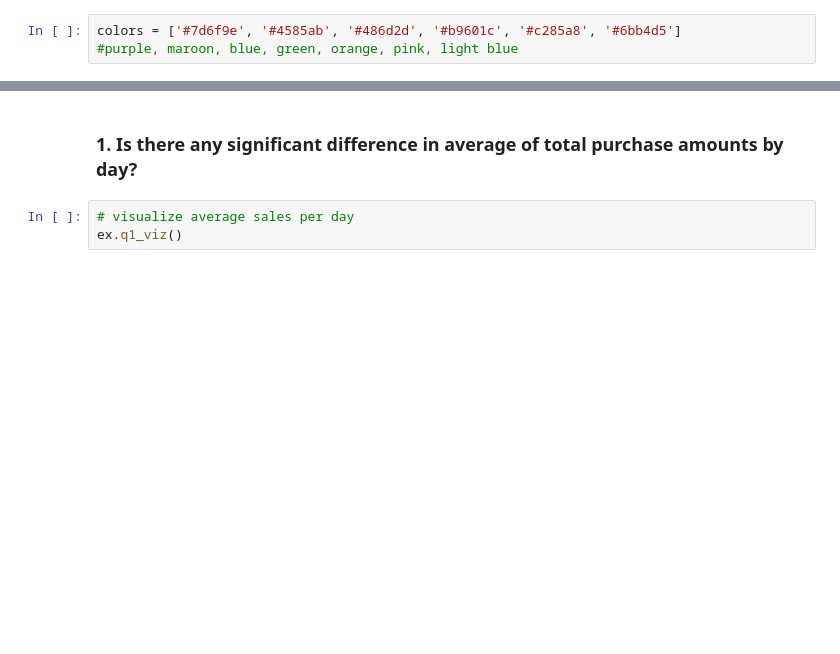
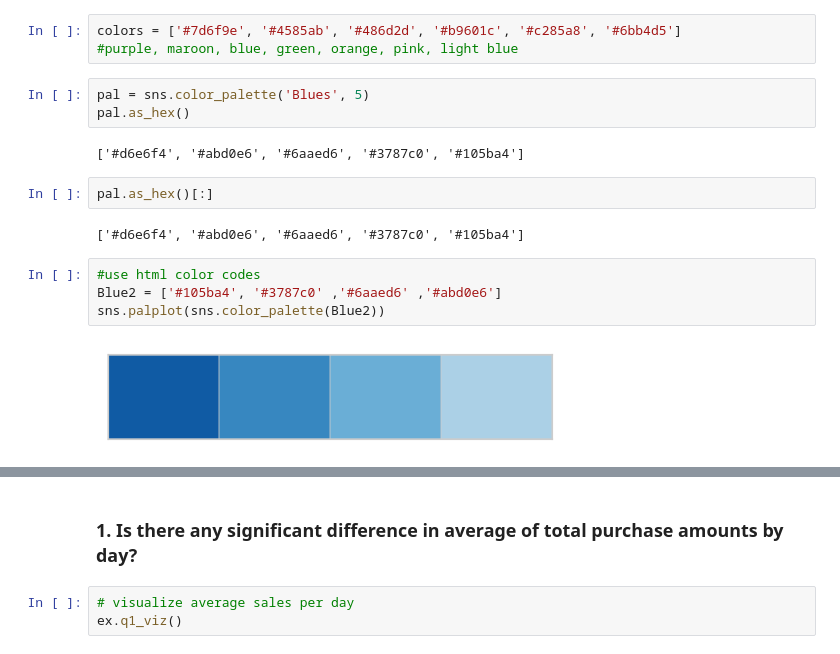
Before and after one commit to The-Real-MVPs/cisco-time-series-analysis, a Jupyter notebook: yvette_ibarra/draft_final_notebook-Copy1.ipynb, the cells around one changed output, grey strips where cells are left out. Saved outputs shown, nothing was run; the diff lists cells and outputs as text; blank space fills up the shorter version.

Commit message:
create visuals for presentations

```diff
--- a/yvette_ibarra/draft_final_notebook-Copy1.ipynb
+++ b/yvette_ibarra/draft_final_notebook-Copy1.ipynb
@@ -189,6 +262,21 @@ ct_df
 # %%
 colors = ['#7d6f9e', '#4585ab', '#486d2d', '#b9601c', '#c285a8', '#6bb4d5']
 #purple, maroon, blue, green, orange, pink, light blue
+# %%
+pal = sns.color_palette('Blues', 5)
+pal.as_hex()
+# %% [output]
+['#d6e6f4', '#abd0e6', '#6aaed6', '#3787c0', '#105ba4']
+# %%
+pal.as_hex()[:]
+# %% [output]
+['#d6e6f4', '#abd0e6', '#6aaed6', '#3787c0', '#105ba4']
+# %%
+#use html color codes
+Blue2 = ['#105ba4', '#3787c0' ,'#6aaed6' ,'#abd0e6']
+sns.palplot(sns.color_palette(Blue2))
+# %% [output]
+[figure, added]
 # %%
 
 # libraries
```
Also changed, not shown: parts of 42 cells of this notebook.
